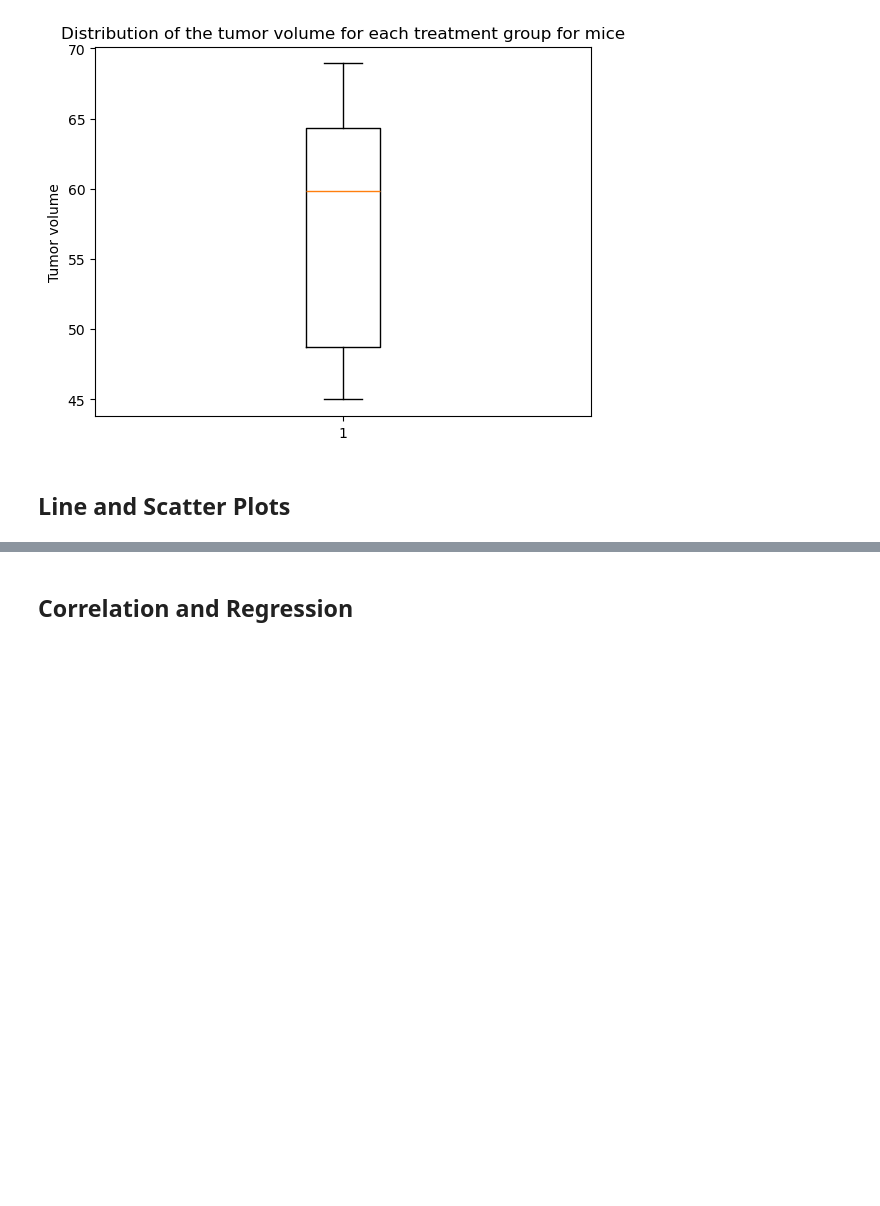
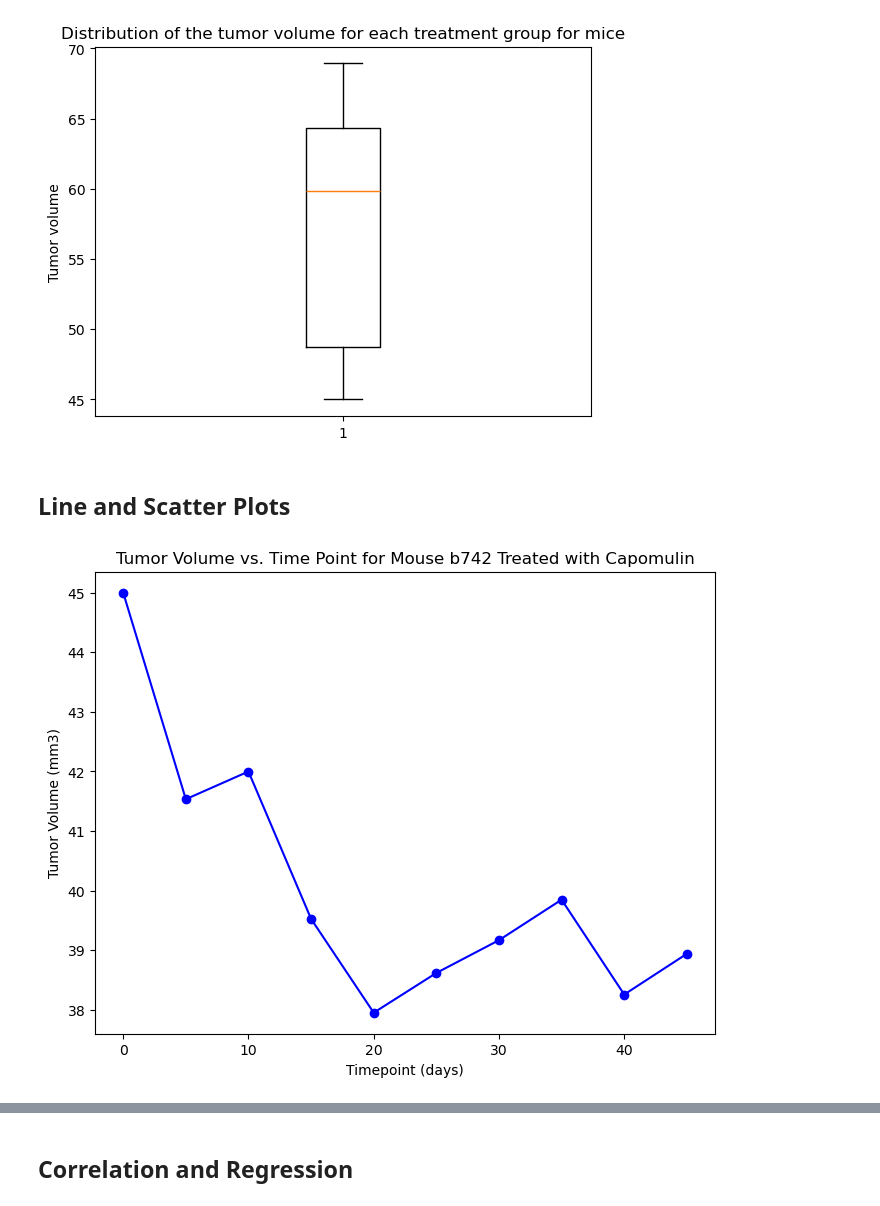
Before and after one commit to mascee/Challenge-5-Pymaceuticals, a Jupyter notebook: Challenge5_Pymaceuticals.ipynb, the cells around one changed output, grey strips where cells are left out. Cells and saved outputs as stored; diff of their text form; code cells hidden in the pictures; blank space fills up the shorter version.

```diff
--- a/Challenge5_Pymaceuticals.ipynb
+++ b/Challenge5_Pymaceuticals.ipynb
@@ -368,0 +365,20 @@ plt.show()
+# %%
+# Generate a line plot of tumor volume vs. time point for a single mouse treated with Capomulin
+# Filter the data for a single mouse treated with Capomulin
+capomulin_data = clean_data[clean_data['Drug Regimen'] == 'Capomulin']
+mouse_id = 'b742'  # Example mouse ID
+mouse_data = capomulin_data[capomulin_data['Mouse ID'] == mouse_id]
+
+# Plot tumor volume vs. time point
+plt.figure(figsize=(8, 6))
+plt.plot(mouse_data['Timepoint'], mouse_data['Tumor Volume (mm3)'], marker='o', linestyle='-', color='b')
+
+# Add labels and title
+plt.title(f"Tumor Volume vs. Time Point for Mouse {mouse_id} Treated with Capomulin")
+plt.xlabel('Timepoint (days)')
+plt.ylabel('Tumor Volume (mm3)')
+
+# Show the plot
+plt.show()
+# %% [output]
+[figure, added]
```
Also changed, not shown: parts of 5 cells of this notebook.
